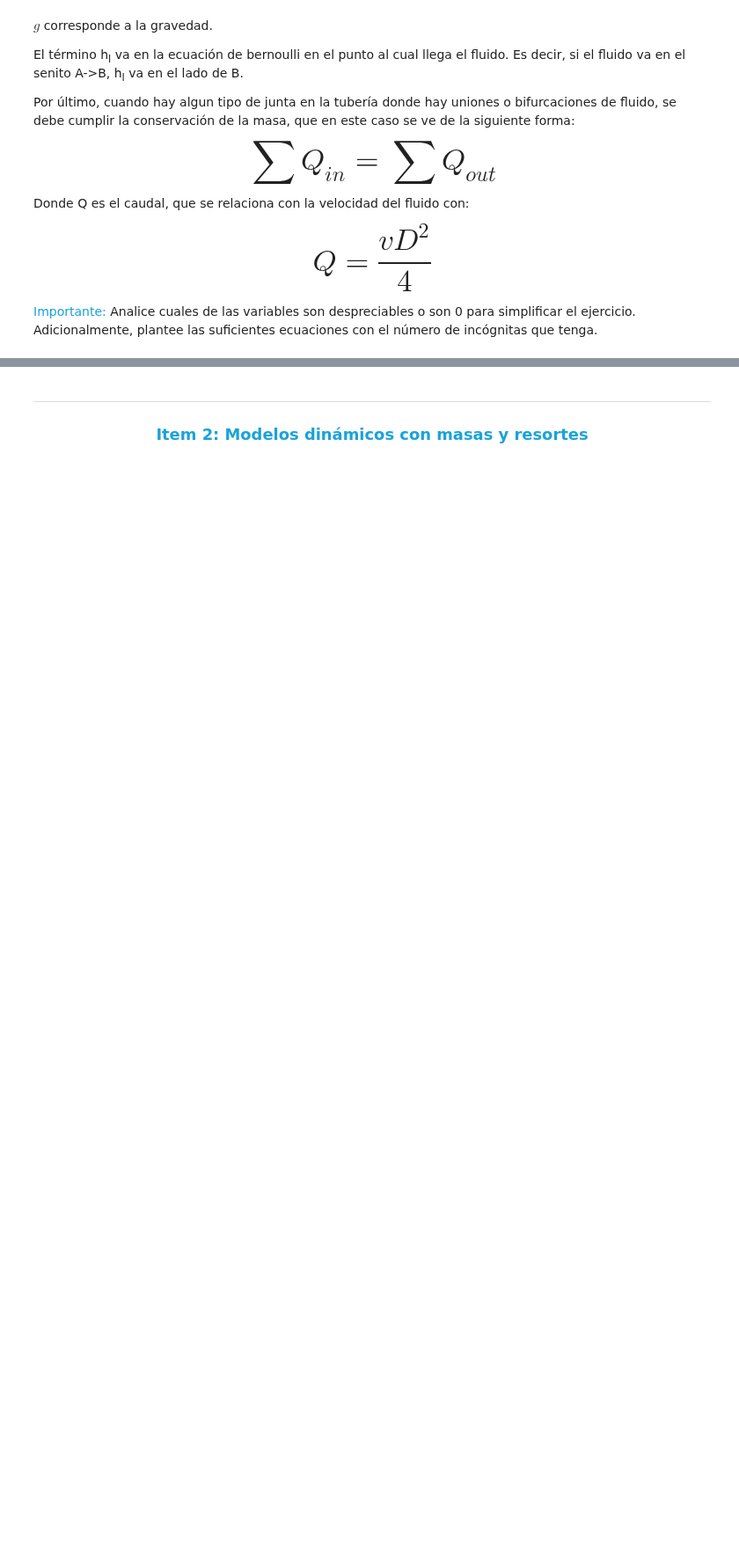
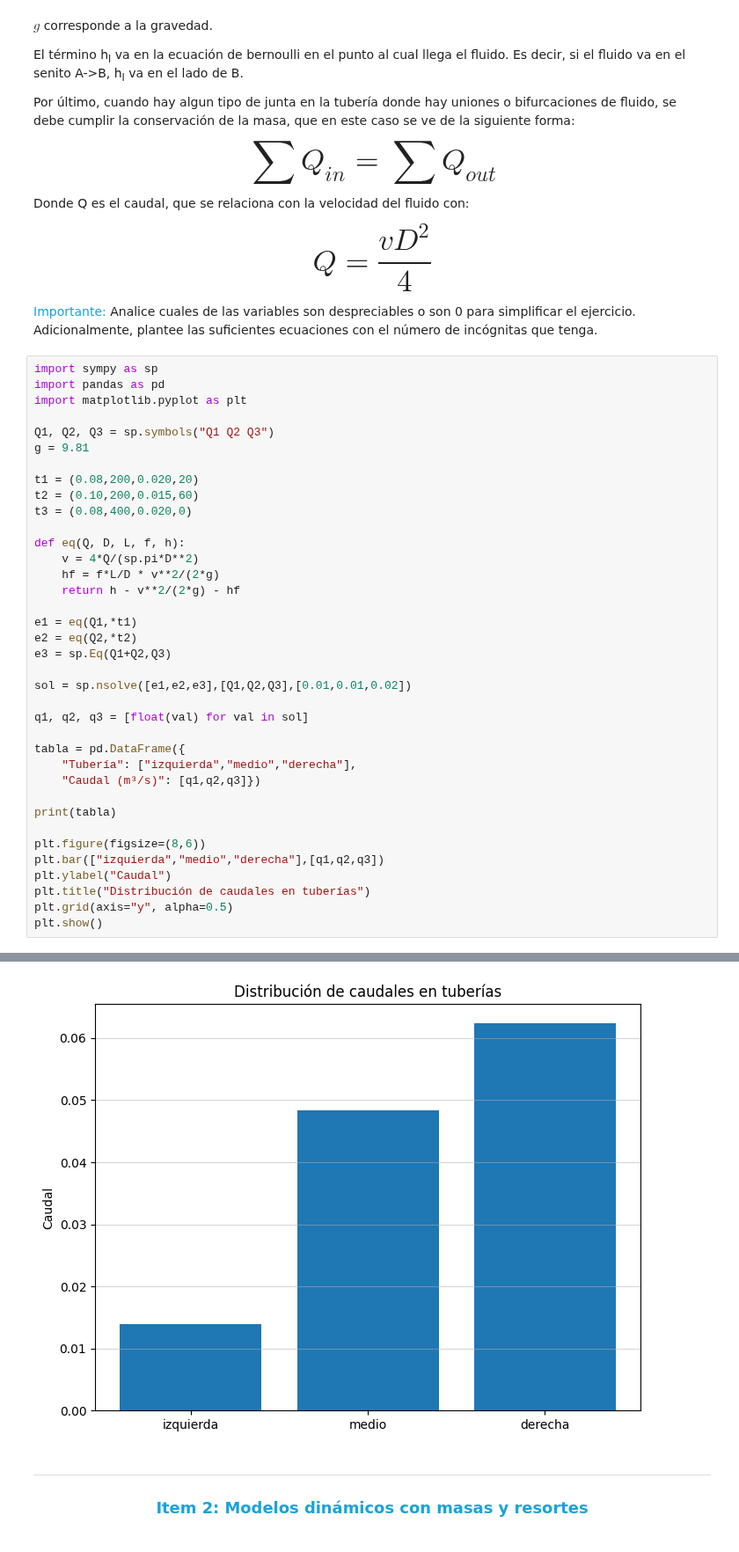
Before and after one commit to Juanvalencia112/Taller1_Herramientas_computacionales, a Jupyter notebook: Taller8_Herramientas/Taller 8. Herramientas (1).ipynb, the cells around one changed output, grey strips where cells are left out. Shown at 88% size. Drawn from its saved outputs; the diff is of its cells as text; blank space fills up the shorter version.

```diff
--- a/Taller8_Herramientas/Taller 8. Herramientas (1).ipynb
+++ b/Taller8_Herramientas/Taller 8. Herramientas (1).ipynb
@@ -64,3 +64,41 @@ Donde Q es el caudal, que se relaciona con la velocidad del fluido con:
 <font size="6">$$ Q=\frac{vD^2}{4}$$</font>
 
 <span style="color: #1AA3D9">Importante: </span>Analice cuales de las variables son despreciables o son 0 para simplificar el ejercicio. Adicionalmente, plantee las suficientes ecuaciones con el número de incógnitas que tenga.
+# %%
+import sympy as sp
+import pandas as pd
+import matplotlib.pyplot as plt
+
+Q1, Q2, Q3 = sp.symbols("Q1 Q2 Q3")
+g = 9.81
+
+t1 = (0.08,200,0.020,20)
+t2 = (0.10,200,0.015,60)
+t3 = (0.08,400,0.020,0)
+
+def eq(Q, D, L, f, h):
+    v = 4*Q/(sp.pi*D**2)
+    hf = f*L/D * v**2/(2*g)
+    return h - v**2/(2*g) - hf
+
+e1 = eq(Q1,*t1)
+e2 = eq(Q2,*t2)
+e3 = sp.Eq(Q1+Q2,Q3)
+
+sol = sp.nsolve([e1,e2,e3],[Q1,Q2,Q3],[0.01,0.01,0.02])
+
+q1, q2, q3 = [float(val) for val in sol]
+
+tabla = pd.DataFrame({
+    "Tubería": ["izquierda","medio","derecha"],
+    "Caudal (m³/s)": [q1,q2,q3]})
+
+print(tabla)
+
+plt.figure(figsize=(8,6))
+plt.bar(["izquierda","medio","derecha"],[q1,q2,q3])
+plt.ylabel("Caudal")
+plt.title("Distribución de caudales en tuberías")
+plt.grid(axis="y", alpha=0.5)
+plt.show()
+# %% [output]
@@ -67,3 +109,4 @@ Donde Q es el caudal, que se relaciona con la velocidad del fluido con:
+[figure, added]
 # %% [markdown]
 ___
 ### <span style="color: #1AA3D9"><center> Item 2: Modelos dinámicos con masas y resortes
```
Also changed, not shown: parts of 1 cell of this notebook.
